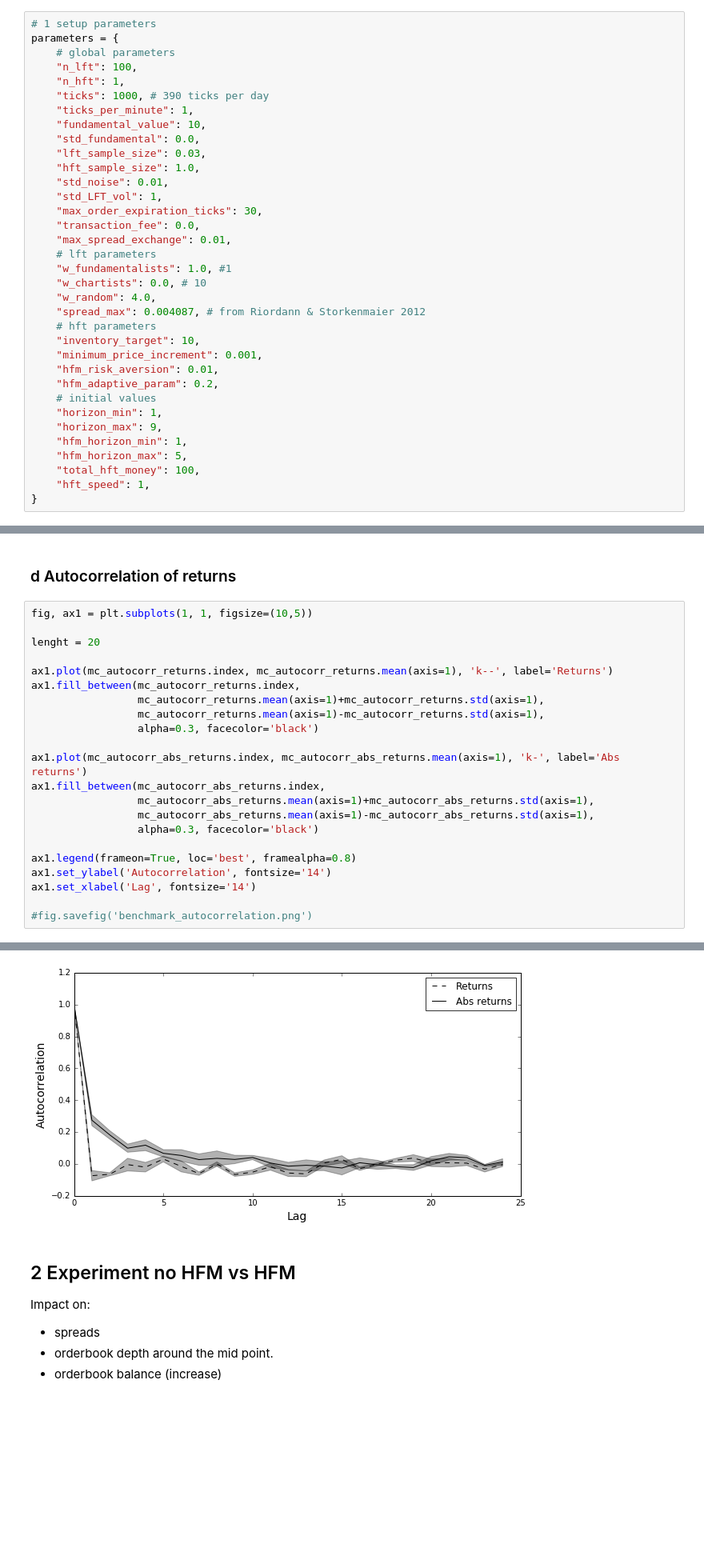
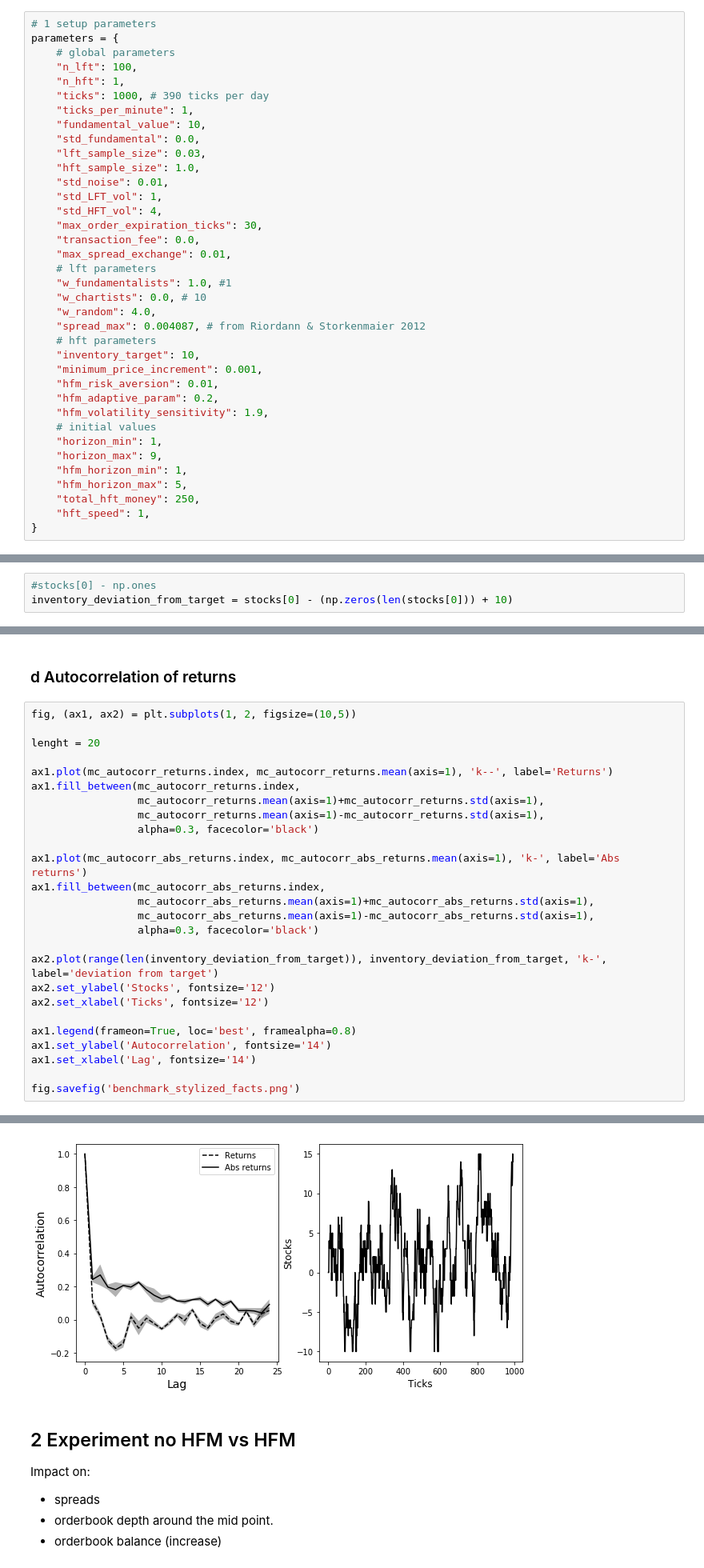
Before and after one commit to joerischasfoort/hfm-abm, a Jupyter notebook: Benchmark-Scenario.ipynb, the cells around one changed output, grey strips where cells are left out. Shown at 80% size. Cells and saved outputs as stored; diff of their text form; blank space fills up the shorter version.

```diff
--- a/Benchmark-Scenario.ipynb
+++ b/Benchmark-Scenario.ipynb
@@ -25,6 +25,7 @@ parameters = {
     "hft_sample_size": 1.0,
     "std_noise": 0.01,
     "std_LFT_vol": 1,
+    "std_HFT_vol": 4,
     "max_order_expiration_ticks": 30,
     "transaction_fee": 0.0,
     "max_spread_exchange": 0.01,
@@ -38,12 +39,13 @@ parameters = {
     "minimum_price_increment": 0.001,
     "hfm_risk_aversion": 0.01,
     "hfm_adaptive_param": 0.2,
+    "hfm_volatility_sensitivity": 1.9,
     # initial values
     "horizon_min": 1,
     "horizon_max": 9,
     "hfm_horizon_min": 1,
     "hfm_horizon_max": 5,
-    "total_hft_money": 100,
+    "total_hft_money": 250,
     "hft_speed": 1,
 }
 # %% [markdown]
@@ -168,0 +170,3 @@ for hft in high_frequency_traders:
+# %%
+#stocks[0] - np.ones
+inventory_deviation_from_target = stocks[0] - (np.zeros(len(stocks[0])) + 10)
@@ -226,7 +240,7 @@ ax3.set_xlabel('Ticks', fontsize='12')
 # %% [markdown]
 ### d Autocorrelation of returns
 # %%
-fig, ax1 = plt.subplots(1, 1, figsize=(10,5))
+fig, (ax1, ax2) = plt.subplots(1, 2, figsize=(10,5))
 
 lenght = 20
 
@@ -242,9 +256,13 @@ ax1.fill_between(mc_autocorr_abs_returns.index,
                  mc_autocorr_abs_returns.mean(axis=1)-mc_autocorr_abs_returns.std(axis=1),
                  alpha=0.3, facecolor='black')
 
+ax2.plot(range(len(inventory_deviation_from_target)), inventory_deviation_from_target, 'k-', label='deviation from target')
+ax2.set_ylabel('Stocks', fontsize='12')
+ax2.set_xlabel('Ticks', fontsize='12')
+
 ax1.legend(frameon=True, loc='best', framealpha=0.8)
 ax1.set_ylabel('Autocorrelation', fontsize='14')
 ax1.set_xlabel('Lag', fontsize='14')
 
-#fig.savefig('benchmark_autocorrelation.png')
+fig.savefig('benchmark_stylized_facts.png')
 # %% [output]
@@ -252,4 +269,4 @@ ax1.set_xlabel('Lag', fontsize='14')
-[figure, old version]
+[figure, new version]
 # %% [markdown]
 ## 2 Experiment no HFM vs HFM
 Impact on:
```
Also changed, not shown: parts of 13 cells of this notebook, 2 other files.
